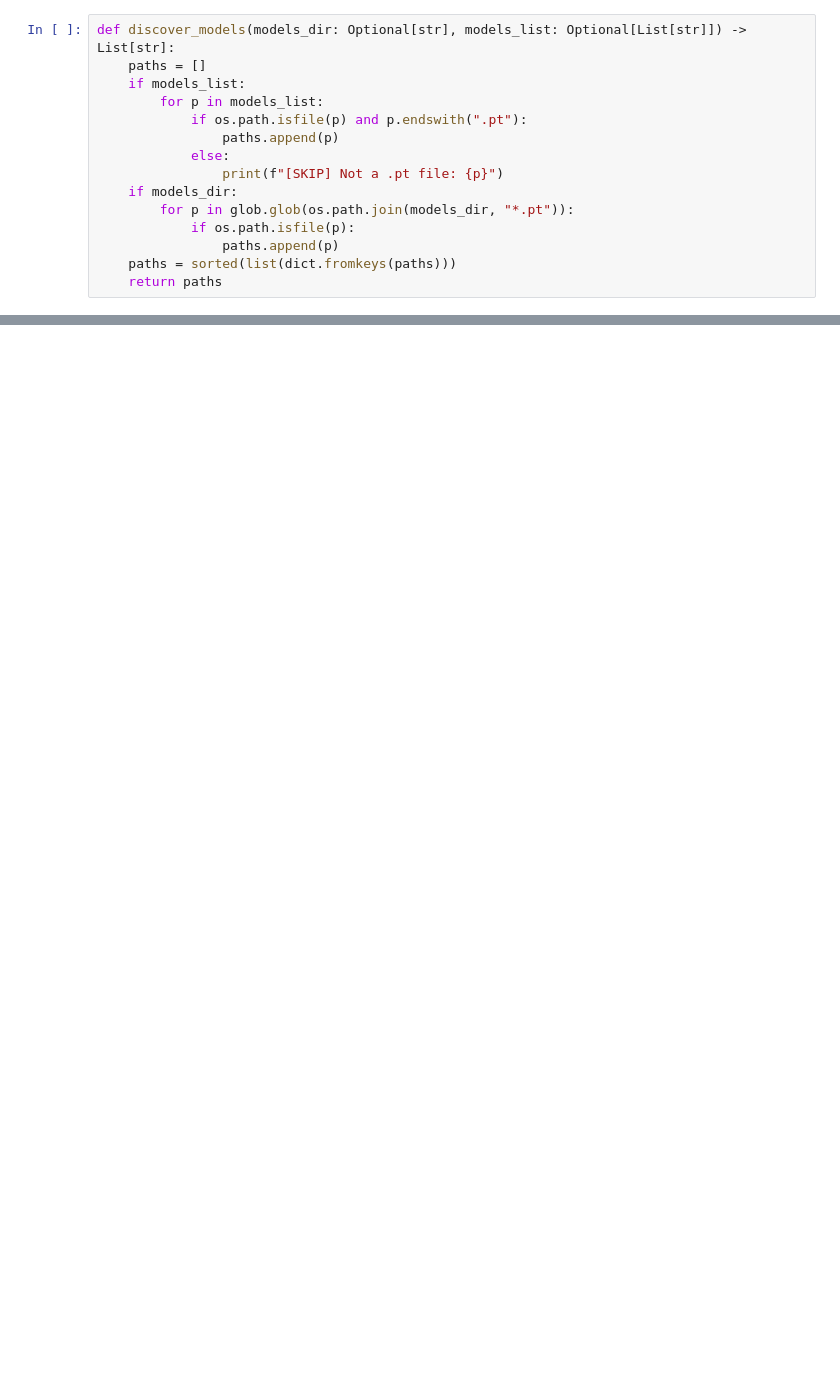
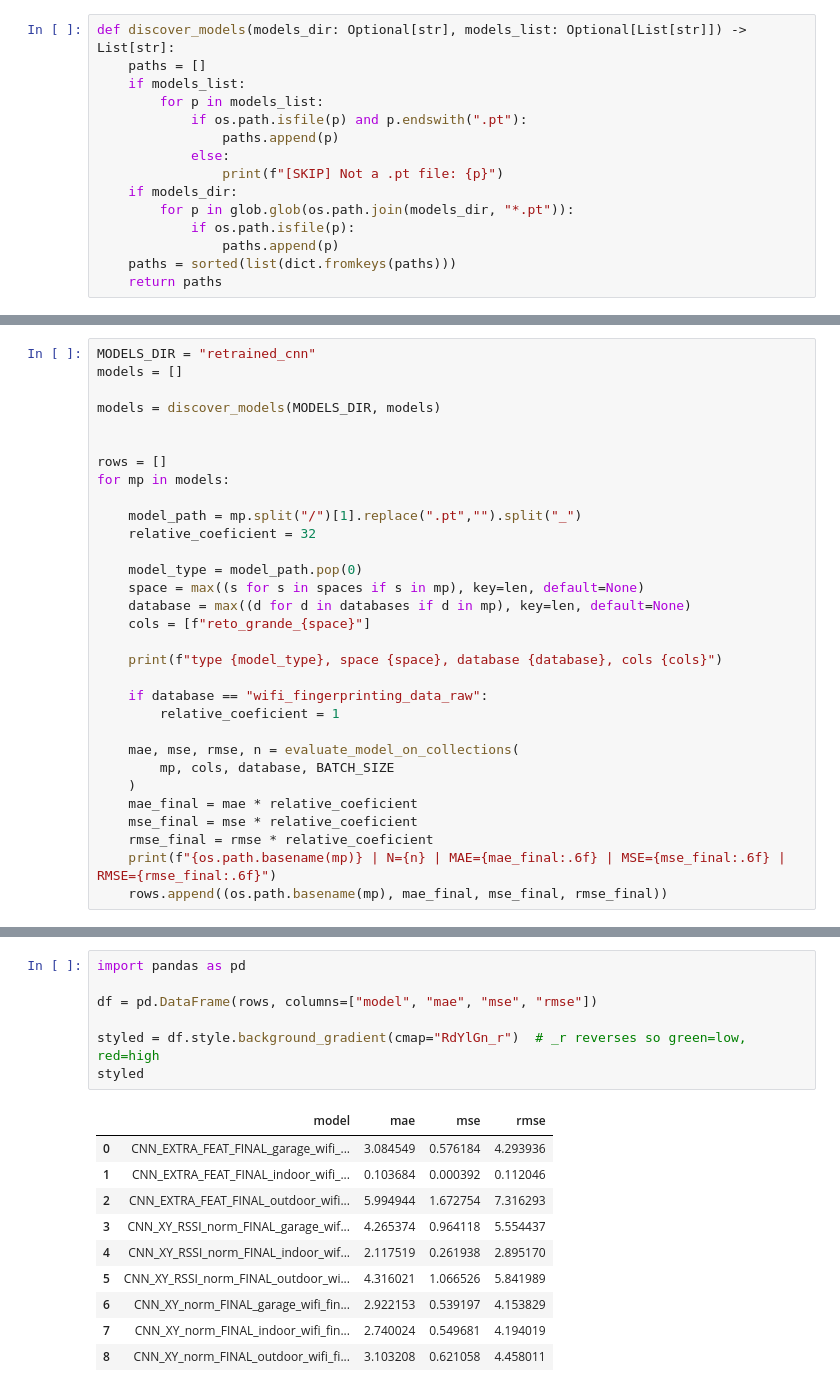
Before and after one commit to SantigBenites/WirelessLocation, a Jupyter notebook: validation/re_train_arch/model_validation.ipynb, the cells around one changed output, grey strips where cells are left out. Drawn from its saved outputs; the diff is of its cells as text; blank space fills up the shorter version.

```diff
--- a/validation/re_train_arch/model_validation.ipynb
+++ b/validation/re_train_arch/model_validation.ipynb
@@ -183,0 +99,31 @@ styled
+# %%
+MODELS_DIR = "retrained_cnn"
+models = []
+
+models = discover_models(MODELS_DIR, models)
+
+
+rows = []
+for mp in models:
+
+    model_path = mp.split("/")[1].replace(".pt","").split("_")
+    relative_coeficient = 32
+
+    model_type = model_path.pop(0)
+    space = max((s for s in spaces if s in mp), key=len, default=None)
+    database = max((d for d in databases if d in mp), key=len, default=None)
+    cols = [f"reto_grande_{space}"]
+
+    print(f"type {model_type}, space {space}, database {database}, cols {cols}")
+
+    if database == "wifi_fingerprinting_data_raw":
+        relative_coeficient = 1
+
+    mae, mse, rmse, n = evaluate_model_on_collections(
+        mp, cols, database, BATCH_SIZE
+    )
+    mae_final = mae * relative_coeficient
+    mse_final = mse * relative_coeficient
+    rmse_final = rmse * relative_coeficient
+    print(f"{os.path.basename(mp)} | N={n} | MAE={mae_final:.6f} | MSE={mse_final:.6f} | RMSE={rmse_final:.6f}")
+    rows.append((os.path.basename(mp), mae_final, mse_final, rmse_final))
@@ -183,0 +149,18 @@ styled
+# %%
+import pandas as pd
+
+df = pd.DataFrame(rows, columns=["model", "mae", "mse", "rmse"])
+
+styled = df.style.background_gradient(cmap="RdYlGn_r")  # _r reverses so green=low, red=high
+styled
+# %% [output]
+|  | model | mae | mse | rmse |
+| 0 | CNN_EXTRA_FEAT_FINAL_garage_wifi_... | 3.084549 | 0.576184 | 4.293936 |
+| 1 | CNN_EXTRA_FEAT_FINAL_indoor_wifi_... | 0.103684 | 0.000392 | 0.112046 |
+| 2 | CNN_EXTRA_FEAT_FINAL_outdoor_wifi... | 5.994944 | 1.672754 | 7.316293 |
+| 3 | CNN_XY_RSSI_norm_FINAL_garage_wif... | 4.265374 | 0.964118 | 5.554437 |
+| 4 | CNN_XY_RSSI_norm_FINAL_indoor_wif... | 2.117519 | 0.261938 | 2.895170 |
+| 5 | CNN_XY_RSSI_norm_FINAL_outdoor_wi... | 4.316021 | 1.066526 | 5.841989 |
+| 6 | CNN_XY_norm_FINAL_garage_wifi_fin... | 2.922153 | 0.539197 | 4.153829 |
+| 7 | CNN_XY_norm_FINAL_indoor_wifi_fin... | 2.740024 | 0.549681 | 4.194019 |
+| 8 | CNN_XY_norm_FINAL_outdoor_wifi_fi... | 3.103208 | 0.621058 | 4.458011 |
```
Also changed, not shown: parts of 7 cells of this notebook, 16 other files.
